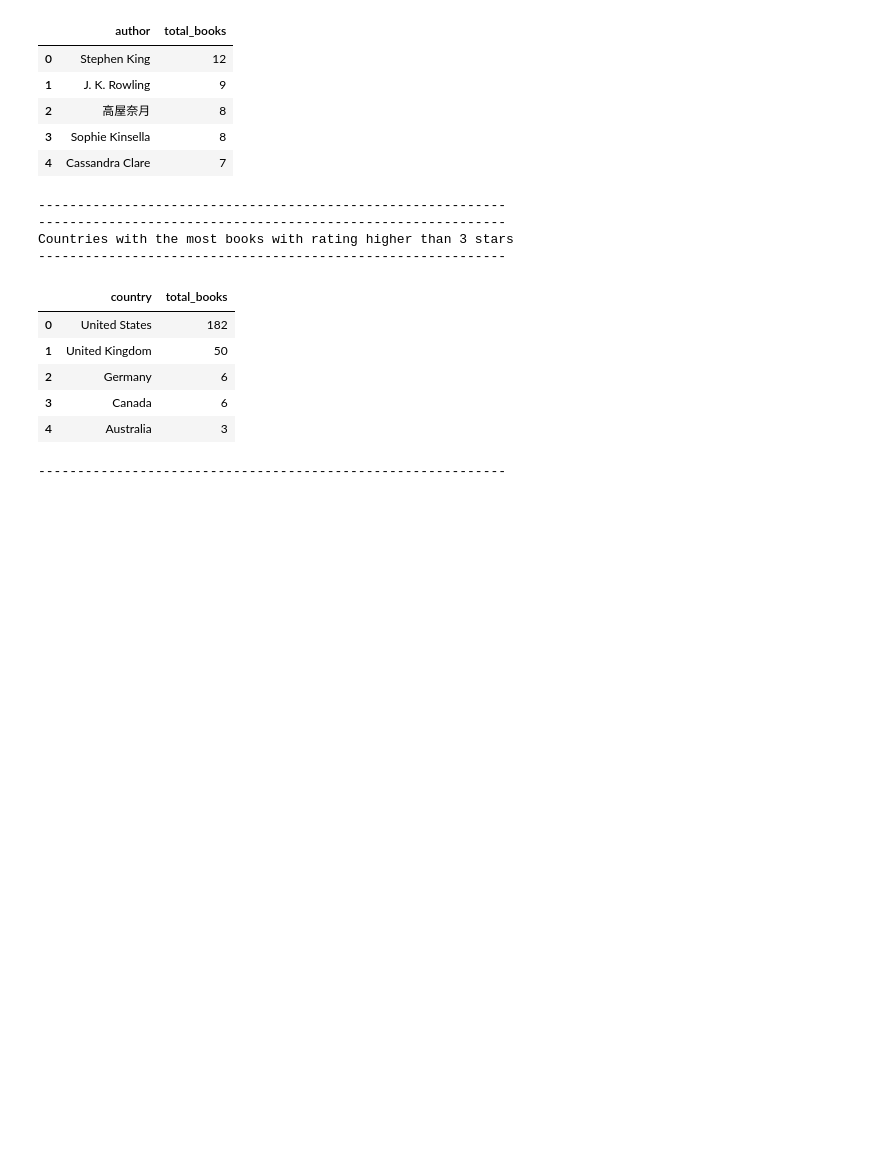
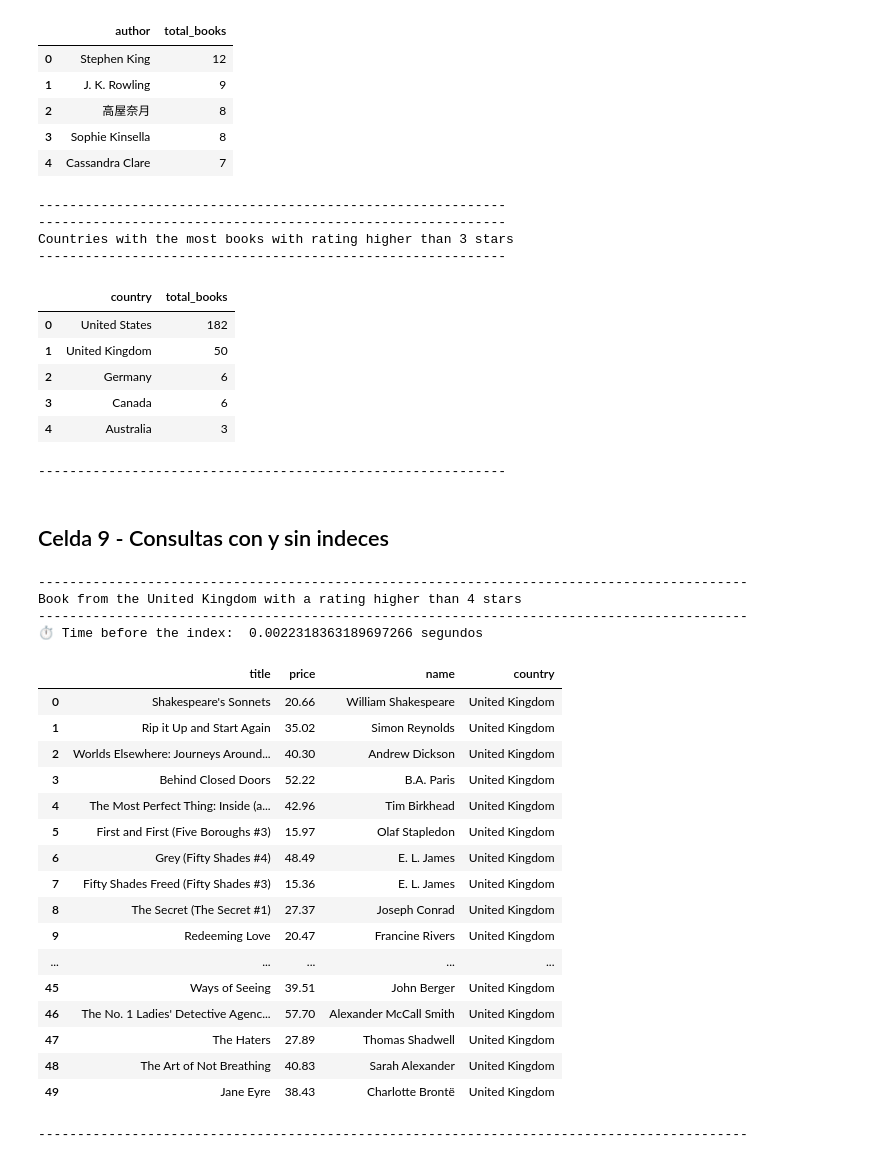
Before and after one commit to IvanOcampos/web-scraping-sql-analysis, a Jupyter notebook: web_scraping_sql_etl_analysis.ipynb, the cells around one changed output. Saved outputs shown, nothing was run; the diff lists cells and outputs as text; code cells hidden in the pictures; blank space fills up the shorter version.

Commit message:
Create index

```diff
--- a/web_scraping_sql_etl_analysis.ipynb
+++ b/web_scraping_sql_etl_analysis.ipynb
@@ -671,3 +673,51 @@ Countries with the most books with rating higher than 3 stars
 | 3 | Canada | 6 |
 | 4 | Australia | 3 |
 ------------------------------------------------------------
+# %% [markdown]
+## Celda 9 - Consultas con y sin indeces
+# %%
+conn = sqlite3.connect("books.db")
+
+
+query_slow = """
+SELECT b.title, b.price, a.name, a.country FROM books b
+JOIN book_author ba ON b.id = ba.book_id
+JOIN authors a ON a.id = ba.author_id
+WHERE a.country = 'United Kingdom' AND b.rating >= 4;"""
+
+print("-------------------------------------------------------------------------------------------")
+print(f"Book from the United Kingdom with a rating higher than 4 stars")
+print("-------------------------------------------------------------------------------------------")
+start_before = time.time()
+df = pd.read_sql_query(query_slow, conn)
+end_before = time.time()
+
+before_index = end_before - start_before
+print("⏱️ Time before the index: ", before_index, "segundos")
+display(df)
+print("-------------------------------------------------------------------------------------------")
+
+conn.close()
+# %% [output]
+-------------------------------------------------------------------------------------------
+Book from the United Kingdom with a rating higher than 4 stars
+-------------------------------------------------------------------------------------------
+⏱️ Time before the index:  0.0022318363189697266 segundos
+|  | title | price | name | country |
+| 0 | Shakespeare's Sonnets | 20.66 | William Shakespeare | United Kingdom |
+| 1 | Rip it Up and Start Again | 35.02 | Simon Reynolds | United Kingdom |
+| 2 | Worlds Elsewhere: Journeys Around... | 40.30 | Andrew Dickson | United Kingdom |
+| 3 | Behind Closed Doors | 52.22 | B.A. Paris | United Kingdom |
+| 4 | The Most Perfect Thing: Inside (a... | 42.96 | Tim Birkhead | United Kingdom |
+| 5 | First and First (Five Boroughs #3) | 15.97 | Olaf Stapledon | United Kingdom |
+| 6 | Grey (Fifty Shades #4) | 48.49 | E. L. James | United Kingdom |
+| 7 | Fifty Shades Freed (Fifty Shades #3) | 15.36 | E. L. James | United Kingdom |
+| 8 | The Secret (The Secret #1) | 27.37 | Joseph Conrad | United Kingdom |
+| 9 | Redeeming Love | 20.47 | Francine Rivers | United Kingdom |
+| ... | ... | ... | ... | ... |
+| 45 | Ways of Seeing | 39.51 | John Berger | United Kingdom |
+| 46 | The No. 1 Ladies' Detective Agenc... | 57.70 | Alexander McCall Smith | United Kingdom |
+| 47 | The Haters | 27.89 | Thomas Shadwell | United Kingdom |
+| 48 | The Art of Not Breathing | 40.83 | Sarah Alexander | United Kingdom |
+| 49 | Jane Eyre | 38.43 | Charlotte Brontë | United Kingdom |
+-------------------------------------------------------------------------------------------
```
Also changed, not shown: parts of 3 cells of this notebook.
